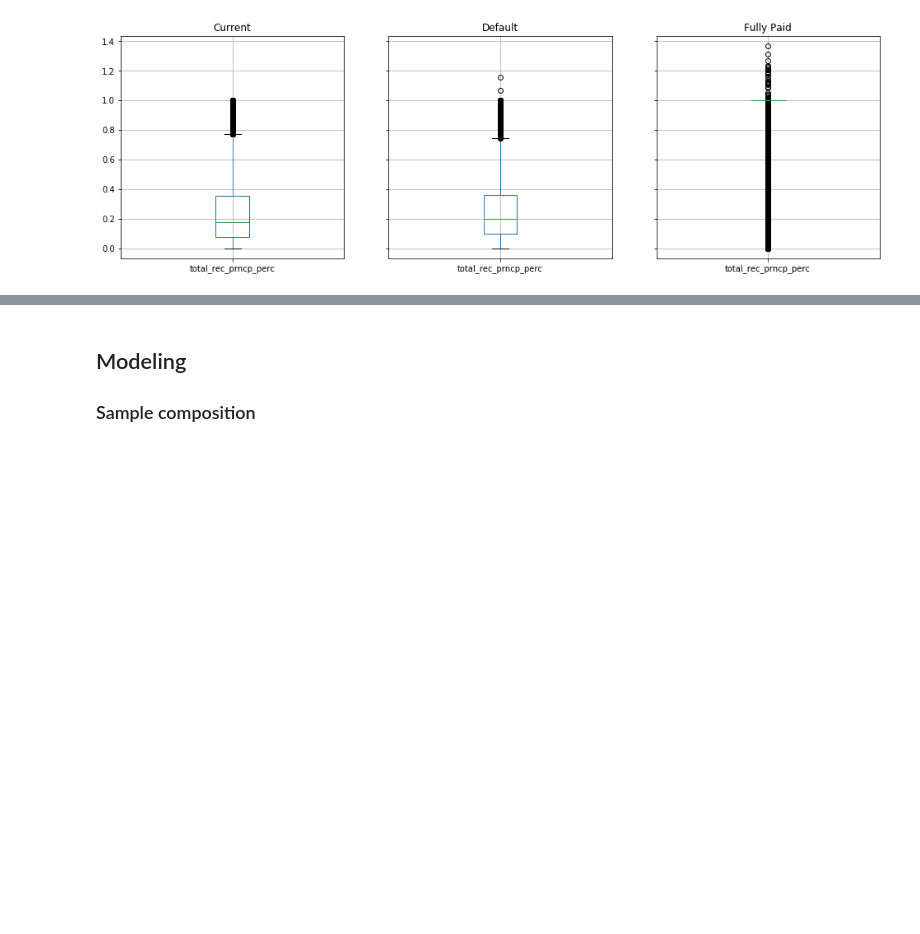
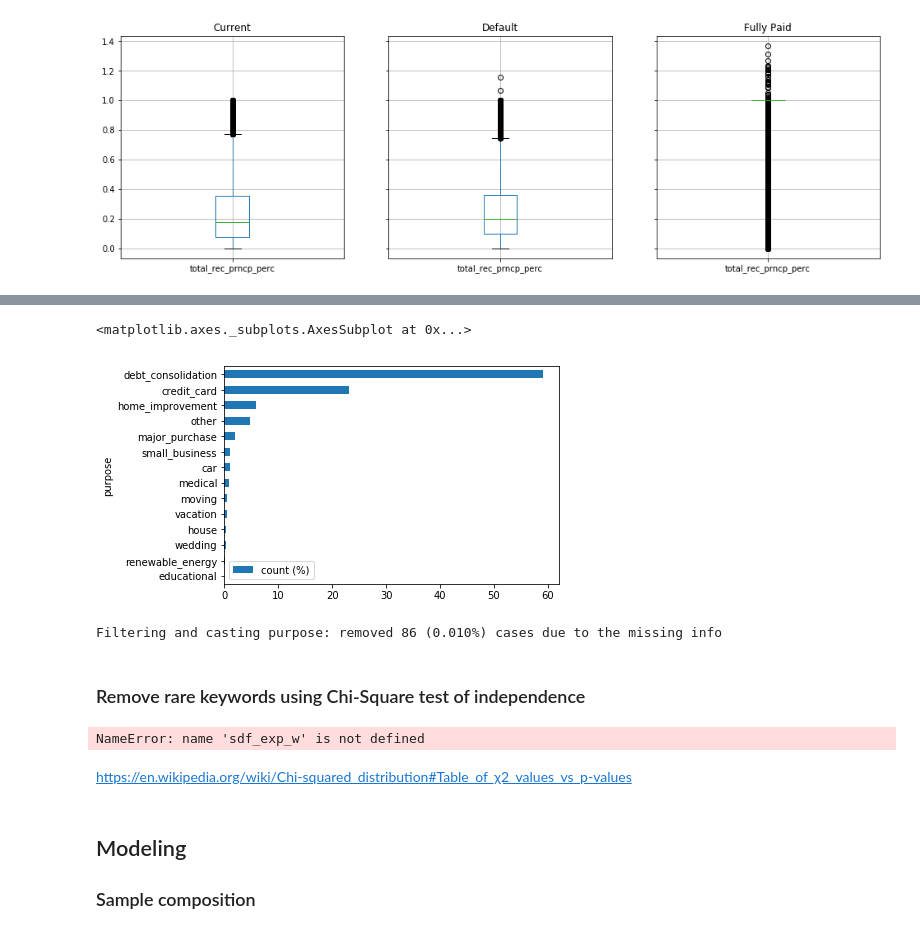
Before and after one commit to jakubglinka/ml-loan, a Jupyter notebook: notebooks/loan_defaults_prediction.ipynb, the cells around one changed output, grey strips where cells are left out. Cells and saved outputs as stored; diff of their text form; code cells hidden in the pictures; blank space fills up the shorter version.

```diff
--- a/notebooks/loan_defaults_prediction.ipynb
+++ b/notebooks/loan_defaults_prediction.ipynb
@@ -451,0 +411,44 @@ tmp.sort_values('issue_d_year', ascending=True)
+# %%
+# frequency analysis of 'purpose'
+import numpy as np
+
+tmp = sdf_loan_clean.groupBy('purpose').count().orderBy(col('count').desc()).toPandas()
+tmp['count (%)'] = tmp['count'] / tmp['count'].sum() * 100
+tmp['count (cum %)'] = np.cumsum(tmp['count (%)'])
+tmp = tmp.loc[tmp['count'] > 1, ].set_index('purpose')
+tmp[['count (%)']].sort_values('count (%)', ascending=True).plot.barh()
+# %% [output]
+<matplotlib.axes._subplots.AxesSubplot at 0x...>
+[figure, added]
+# %%
+# keep only texts with count > 1
+loan_purpose_dict = {}
+for lev in tmp.index.values:
+    loan_purpose_dict[lev] = lev
+
+sdf_loan_clean = sdf_loan_clean \
+        .withColumn('purpose', udf_recode_string(loan_purpose_dict)(col('purpose')))
+sdf_loan_clean = filter_and_cast('purpose', 'string', sdf_loan_clean)
+# %% [output]
+Filtering and casting purpose: removed 86 (0.010%) cases due to the missing info
+# %% [markdown]
+### Remove rare keywords using Chi-Square test of independence
+# %%
+from pyspark.sql.functions import pow
+
+tmp = sdf_exp_w \
+        .select('Keyword_ID', 'y', 'n') \
+        .groupBy('Keyword_ID', 'y') \
+        .agg(sum(col('n')).alias('n')) \
+        .groupBy('Keyword_ID') \
+        .pivot('y', [0, 1]).sum('n') \
+        .withColumn('1', when(col('1').isNull(), 0.0).otherwise(col('1'))) \
+        .withColumn('n', col('0') + col('1')) \
+        .withColumn('X', pow(col('0') - col('n') * .5, 2) / (col('n') * .5) * 2.0) \
+        .orderBy(col('n').desc()) \
+        .persist()
+
+tmp.show(5)
+tmp.count()
+# %% [output]
+NameError: name 'sdf_exp_w' is not defined
@@ -451,0 +458,2 @@ tmp.sort_values('issue_d_year', ascending=True)
+# %% [markdown]
+https://en.wikipedia.org/wiki/Chi-squared_distribution#Table_of_χ2_values_vs_p-values
```
Also changed, not shown: parts of 119 cells of this notebook.
